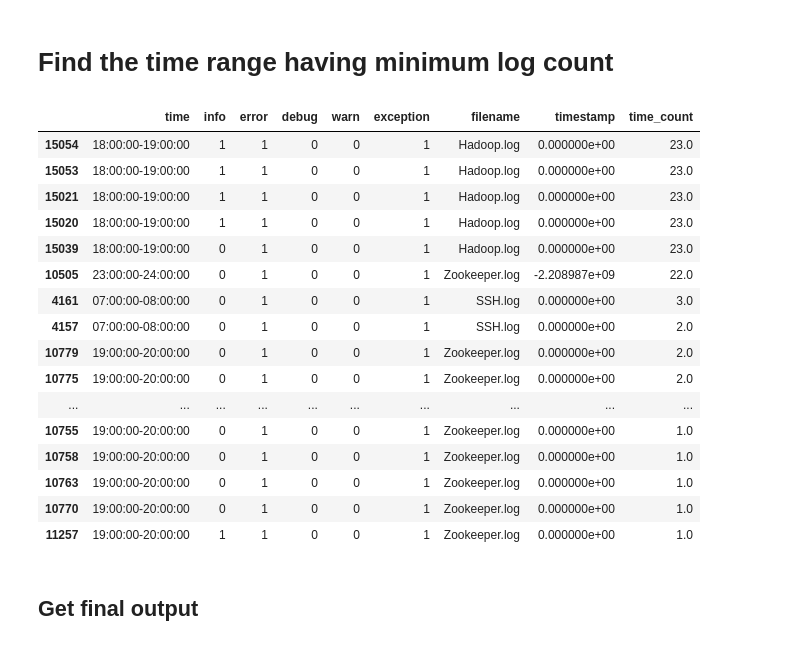
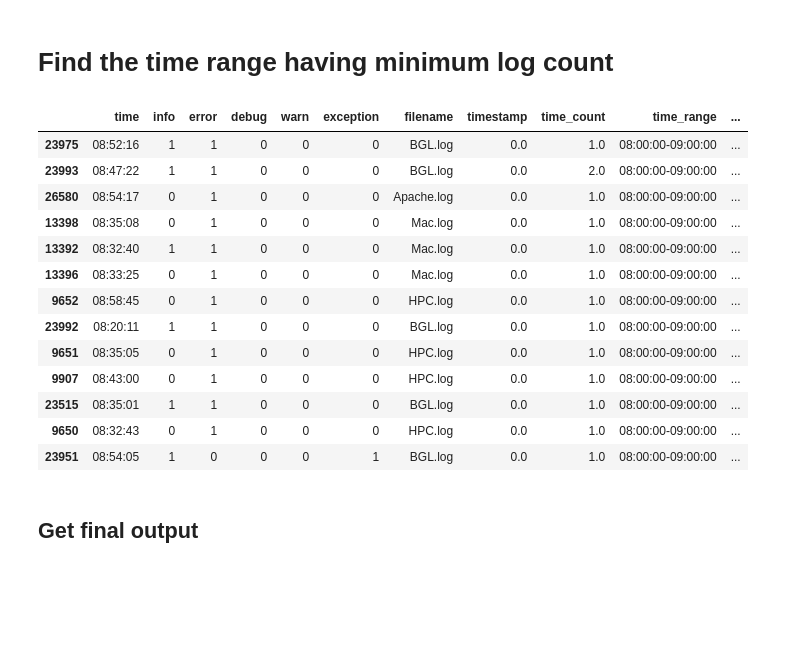
Before and after one commit to rvirjn/sddc_lcm, a Jupyter notebook: main.ipynb, the cells around one changed output. Saved outputs shown, nothing was run; the diff lists cells and outputs as text; code cells hidden in the pictures; blank space fills up the shorter version.

```diff
--- a/main.ipynb
+++ b/main.ipynb
@@ -469,0 +460,3 @@ dtype: int64
+# %%
+df = df.loc[(df['error'] == 1) | (df['exception'] == 1)]
+df
@@ -471,0 +499,3 @@ dtype: int64
+# %%
+df['time_range'] = 0
+df['time_range_count'] = 0
@@ -514,0 +596,3 @@ df.head(10)
+# %%
+df = df.sort_values(by=['time_range_count'], ascending=True)
+df
@@ -525,0 +615,2 @@ print(min_log_count)
+# %%
+minvalue = df['time_range_count'].min()
@@ -526,26 +637,23 @@ print(min_log_count)
 # %% [markdown]
 # Find the time range having minimum log count
 # %%
-rslt_df = df.loc[(df['error'] == 1) & (df['exception'] == 1)  & (df['time_count'] < min_log_count )]
+rslt_df = df.loc[(df['time_range_count'] == minvalue )]
 rslt_df.head(25)
 # %% [output]
-|  | time | info | error | debug | warn | exception | filename | timestamp | time_count |
-| 15054 | 18:00:00-19:00:00 | 1 | 1 | 0 | 0 | 1 | Hadoop.log | 0.000000e+00 | 23.0 |
-| 15053 | 18:00:00-19:00:00 | 1 | 1 | 0 | 0 | 1 | Hadoop.log | 0.000000e+00 | 23.0 |
-| 15021 | 18:00:00-19:00:00 | 1 | 1 | 0 | 0 | 1 | Hadoop.log | 0.000000e+00 | 23.0 |
-| 15020 | 18:00:00-19:00:00 | 1 | 1 | 0 | 0 | 1 | Hadoop.log | 0.000000e+00 | 23.0 |
-| 15039 | 18:00:00-19:00:00 | 0 | 1 | 0 | 0 | 1 | Hadoop.log | 0.000000e+00 | 23.0 |
-| 10505 | 23:00:00-24:00:00 | 0 | 1 | 0 | 0 | 1 | Zookeeper.log | -2.208987e+09 | 22.0 |
-| 4161 | 07:00:00-08:00:00 | 0 | 1 | 0 | 0 | 1 | SSH.log | 0.000000e+00 | 3.0 |
-| 4157 | 07:00:00-08:00:00 | 0 | 1 | 0 | 0 | 1 | SSH.log | 0.000000e+00 | 2.0 |
-| 10779 | 19:00:00-20:00:00 | 0 | 1 | 0 | 0 | 1 | Zookeeper.log | 0.000000e+00 | 2.0 |
-| 10775 | 19:00:00-20:00:00 | 0 | 1 | 0 | 0 | 1 | Zookeeper.log | 0.000000e+00 | 2.0 |
-| ... | ... | ... | ... | ... | ... | ... | ... | ... | ... |
-| 10755 | 19:00:00-20:00:00 | 0 | 1 | 0 | 0 | 1 | Zookeeper.log | 0.000000e+00 | 1.0 |
-| 10758 | 19:00:00-20:00:00 | 0 | 1 | 0 | 0 | 1 | Zookeeper.log | 0.000000e+00 | 1.0 |
-| 10763 | 19:00:00-20:00:00 | 0 | 1 | 0 | 0 | 1 | Zookeeper.log | 0.000000e+00 | 1.0 |
-| 10770 | 19:00:00-20:00:00 | 0 | 1 | 0 | 0 | 1 | Zookeeper.log | 0.000000e+00 | 1.0 |
-| 11257 | 19:00:00-20:00:00 | 1 | 1 | 0 | 0 | 1 | Zookeeper.log | 0.000000e+00 | 1.0 |
+|  | time | info | error | debug | warn | exception | filename | timestamp | time_count | time_range | ... |
+| 23975 | 08:52:16 | 1 | 1 | 0 | 0 | 0 | BGL.log | 0.0 | 1.0 | 08:00:00-09:00:00 | ... |
+| 23993 | 08:47:22 | 1 | 1 | 0 | 0 | 0 | BGL.log | 0.0 | 2.0 | 08:00:00-09:00:00 | ... |
+| 26580 | 08:54:17 | 0 | 1 | 0 | 0 | 0 | Apache.log | 0.0 | 1.0 | 08:00:00-09:00:00 | ... |
+| 13398 | 08:35:08 | 0 | 1 | 0 | 0 | 0 | Mac.log | 0.0 | 1.0 | 08:00:00-09:00:00 | ... |
+| 13392 | 08:32:40 | 1 | 1 | 0 | 0 | 0 | Mac.log | 0.0 | 1.0 | 08:00:00-09:00:00 | ... |
+| 13396 | 08:33:25 | 0 | 1 | 0 | 0 | 0 | Mac.log | 0.0 | 1.0 | 08:00:00-09:00:00 | ... |
+| 9652 | 08:58:45 | 0 | 1 | 0 | 0 | 0 | HPC.log | 0.0 | 1.0 | 08:00:00-09:00:00 | ... |
+| 23992 | 08:20:11 | 1 | 1 | 0 | 0 | 0 | BGL.log | 0.0 | 1.0 | 08:00:00-09:00:00 | ... |
+| 9651 | 08:35:05 | 0 | 1 | 0 | 0 | 0 | HPC.log | 0.0 | 1.0 | 08:00:00-09:00:00 | ... |
+| 9907 | 08:43:00 | 0 | 1 | 0 | 0 | 0 | HPC.log | 0.0 | 1.0 | 08:00:00-09:00:00 | ... |
+| 23515 | 08:35:01 | 1 | 1 | 0 | 0 | 0 | BGL.log | 0.0 | 1.0 | 08:00:00-09:00:00 | ... |
+| 9650 | 08:32:43 | 0 | 1 | 0 | 0 | 0 | HPC.log | 0.0 | 1.0 | 08:00:00-09:00:00 | ... |
+| 23951 | 08:54:05 | 1 | 0 | 0 | 0 | 1 | BGL.log | 0.0 | 1.0 | 08:00:00-09:00:00 | ... |
 # %% [markdown]
 ## Get final output
 # %%
```
Also changed, not shown: parts of 33 cells of this notebook.
